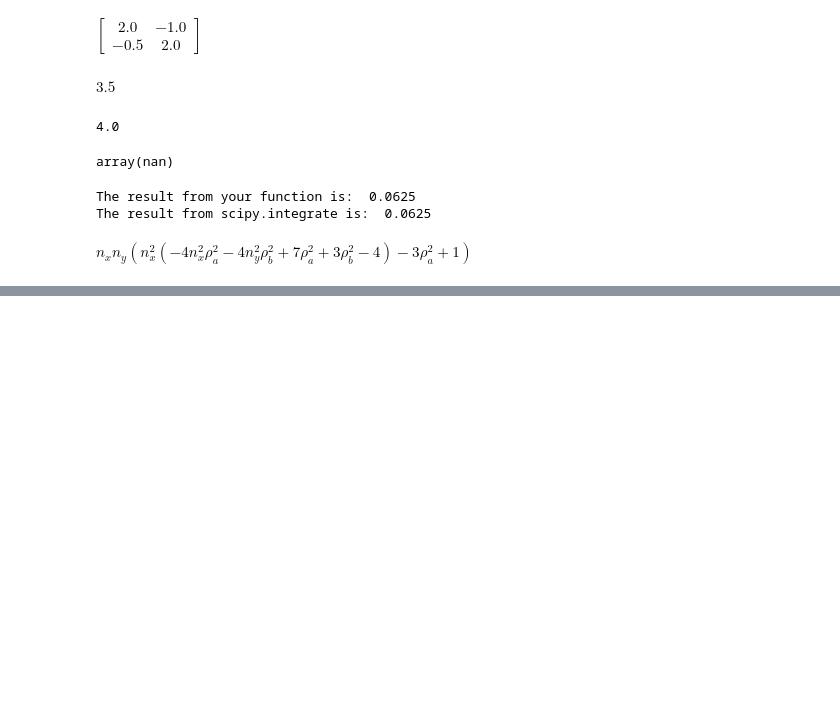
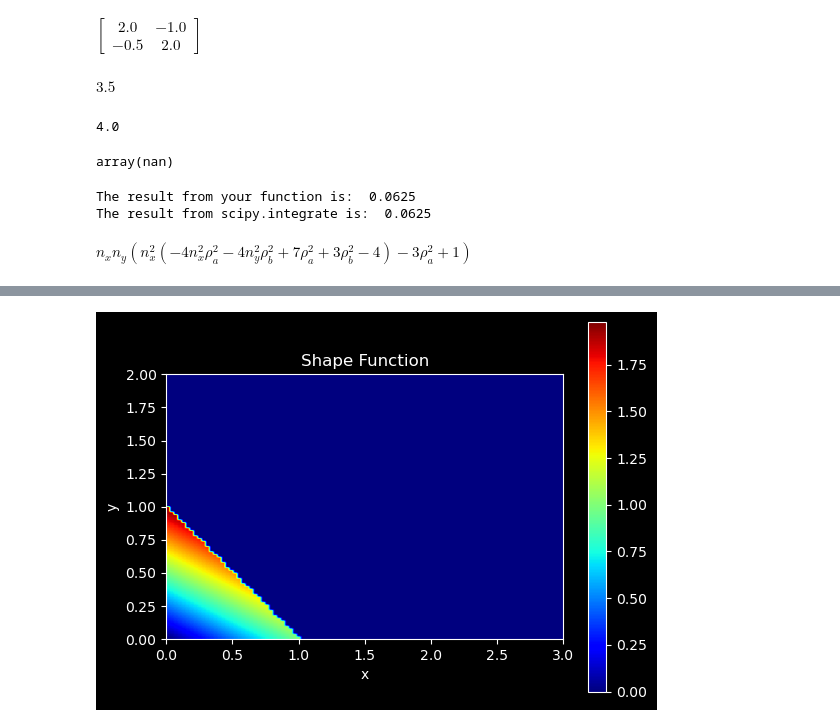
Before and after one commit to Xiaosen9807/Advanced-Finite-Element-Methods, a Jupyter notebook: FEM_2D/Draft_2D.ipynb, the cells around one changed output, grey strips where cells are left out. Saved outputs shown, nothing was run; the diff lists cells and outputs as text; code cells hidden in the pictures; blank space fills up the shorter version.

```diff
--- a/FEM_2D/Draft_2D.ipynb
+++ b/FEM_2D/Draft_2D.ipynb
@@ -232,0 +281,85 @@ Nodes = np.array([])
+# %%
+from shape_fns import *
+class Element:
+    def __init__(self, nodes, id=0):
+
+        self.id = id
+        self.nodes = nodes
+        self.n_nodes = len(self.nodes)
+        self.vertices = []
+        for Node in self.nodes:
+            self.vertices.append(Node.xy)
+
+        self.phis = [T3_phi([0, 1], [0, 1], p) for p in range(len(self.nodes))]
+
+        self.neta = 1
+        self.ksi = 1
+
+
+    def in_element(self, point):
+        count = 0
+        polygon = np.array(self.vertices)
+        n = len(polygon)
+        for i in range(n):
+            p1, p2 = polygon[i], polygon[(i + 1) % n]
+
+            if np.all(p1 == point) or np.all(p2 == point):
+                return True
+
+            if p1[1] == p2[1]:
+                if point[1] == p1[1] and min(p1[0], p2[0]) <= point[0] <= max(p1[0], p2[0]):
+                    return True
+            elif min(p1[1], p2[1]) <= point[1] < max(p1[1], p2[1]):
+                x = (point[1] - p1[1]) * (p2[0] - p1[0]) / (p2[1] - p1[1]) + p1[0]
+                if x == point[0]:
+                    return True
+                elif x > point[0]:
+                    count += 1
+        return count % 2 == 1
+
+    def __call__(self, x=0, y=0):
+
+        if isinstance(x, (int, float)) and isinstance(y, (int, float)):
+            # Deal with single numbers
+            value = 0
+            for i in range(len(self.nodes)):
+                if self.in_element([x, y]):
+                    value += self.nodes[i].value * self.phis[i](x, y)
+            return value
+        else:
+            # Deal with arrays
+            x = np.asarray(x)
+            y = np.asarray(y)
+
+            value = np.zeros((len(x), len(y)))
+            for i in range(len(self.nodes)):
+                for ix, x_val in enumerate(x):
+                    for iy, y_val in enumerate(y):
+                        if self.in_element([x_val, y_val]):
+                            value[iy, ix] += self.nodes[i].value * self.phis[i](x_val, y_val)
+            return value
+
+vertices = [[0, 0], [1, 0], [0, 1]]
+Node_list = []
+for i in range(len(vertices)):
+    node_this = Node(vertices[i], i)
+    # node_this.value = np.random.choice([1, 0])
+    node_this.value = i
+    print(vertices[i], i)
+    Node_list.append(node_this)
+triangle = Element(Node_list)
+x0, x1 = [0, 3]
+y0, y1 = [0, 2]
+x = np.linspace(x0, x1, 100)
+y = np.linspace(y0, y1, 100)
+output =triangle (x, y)
+print(triangle.in_element([1.75, .01]))
+# print(output)
+plt.imshow(output, origin='lower', extent=[x0, x1, y0, y1], cmap='jet')
+plt.colorbar()
+plt.title('Shape Function')
+plt.xlabel('x')
+plt.ylabel('y')
+plt.show()
+print(output.shape)
+# %% [output]
@@ -232,0 +370 @@ Nodes = np.array([])
+[figure, added]
```
Also changed, not shown: parts of 3 cells of this notebook, 11 other files.
